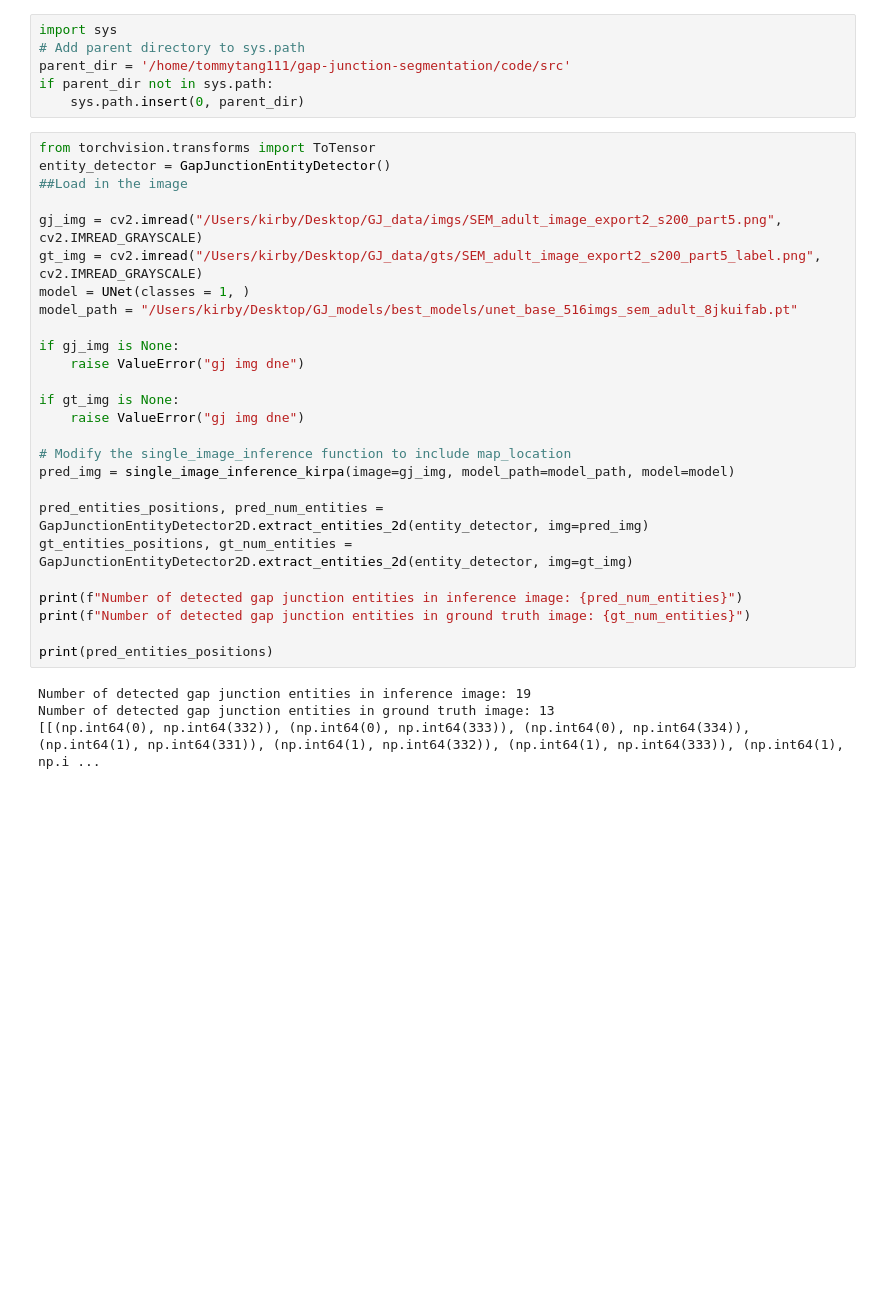
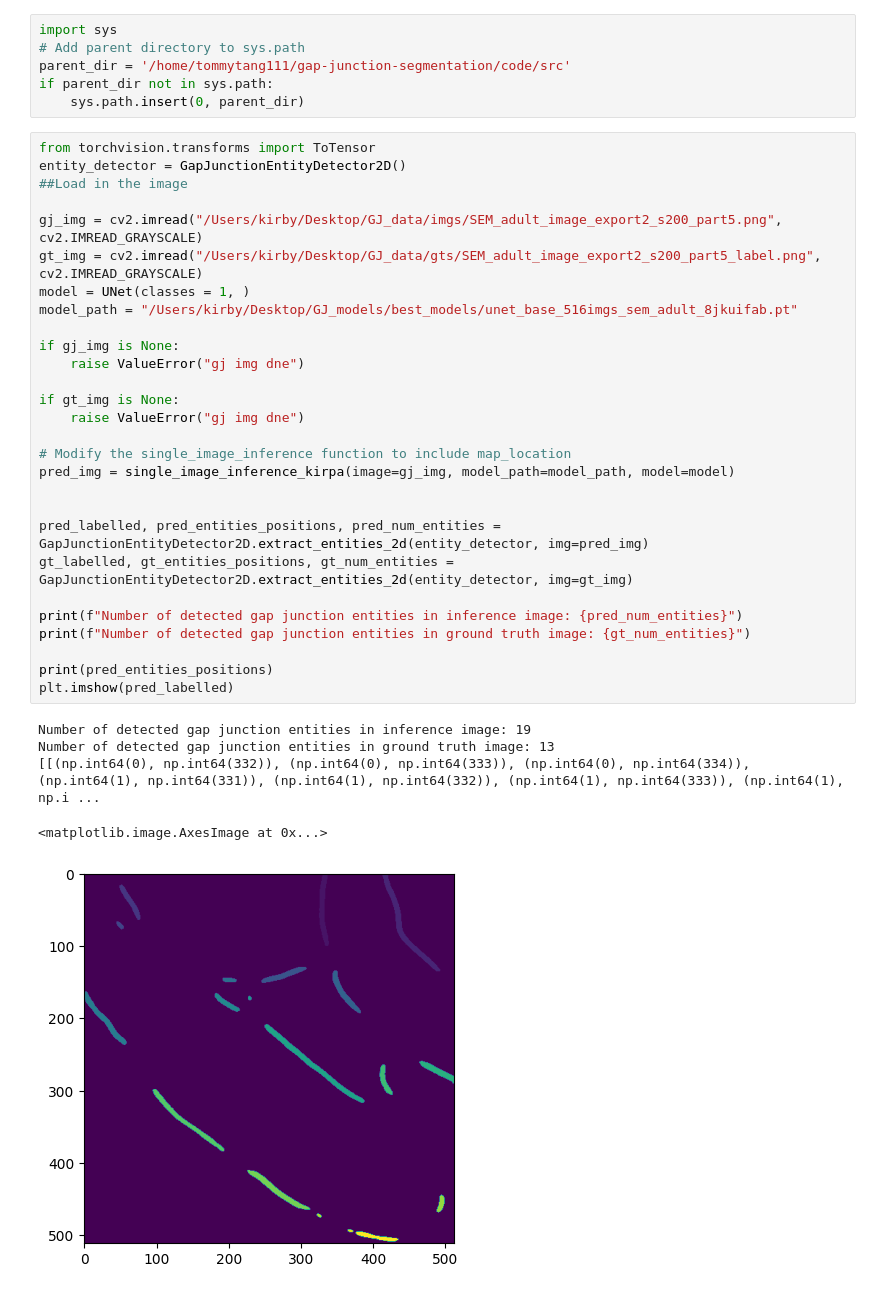
Before and after one commit to Tommytang111/gap-junction-segmentation, a Jupyter notebook: notebooks/entity_detection.ipynb, the cells around one changed output. Saved outputs shown, nothing was run; the diff lists cells and outputs as text; blank space fills up the shorter version.

```diff
--- a/notebooks/entity_detection.ipynb
+++ b/notebooks/entity_detection.ipynb
@@ -41,33 +41,37 @@ if parent_dir not in sys.path:
     sys.path.insert(0, parent_dir)
 # %%
 from torchvision.transforms import ToTensor
-entity_detector = GapJunctionEntityDetector()
+entity_detector = GapJunctionEntityDetector2D()
 ##Load in the image
 
 gj_img = cv2.imread("/Users/kirby/Desktop/GJ_data/imgs/SEM_adult_image_export2_s200_part5.png", cv2.IMREAD_GRAYSCALE)
 gt_img = cv2.imread("/Users/kirby/Desktop/GJ_data/gts/SEM_adult_image_export2_s200_part5_label.png", cv2.IMREAD_GRAYSCALE)
 model = UNet(classes = 1, )
 model_path = "/Users/kirby/Desktop/GJ_models/best_models/unet_base_516imgs_sem_adult_8jkuifab.pt"
 
 if gj_img is None:
     raise ValueError("gj img dne")
 
 if gt_img is None:
     raise ValueError("gj img dne")
 
 # Modify the single_image_inference function to include map_location
 pred_img = single_image_inference_kirpa(image=gj_img, model_path=model_path, model=model)
 
-pred_entities_positions, pred_num_entities =  GapJunctionEntityDetector2D.extract_entities_2d(entity_detector, img=pred_img)
-gt_entities_positions, gt_num_entities =  GapJunctionEntityDetector2D.extract_entities_2d(entity_detector, img=gt_img)
+
+pred_labelled, pred_entities_positions, pred_num_entities =  GapJunctionEntityDetector2D.extract_entities_2d(entity_detector, img=pred_img)
+gt_labelled, gt_entities_positions, gt_num_entities =  GapJunctionEntityDetector2D.extract_entities_2d(entity_detector, img=gt_img)
 
 print(f"Number of detected gap junction entities in inference image: {pred_num_entities}")
 print(f"Number of detected gap junction entities in ground truth image: {gt_num_entities}")
 
 print(pred_entities_positions)
+plt.imshow(pred_labelled)
 # %% [output]
 Number of detected gap junction entities in inference image: 19
 Number of detected gap junction entities in ground truth image: 13
 [[(np.int64(0), np.int64(332)), (np.int64(0), np.int64(333)), (np.int64(0), np.int64(334)), (np.int64(1), np.int64(331)), (np.int64(1), np.int64(332)), (np.int64(1), np.int64(333)), (np.int64(1), np.i ...
+<matplotlib.image.AxesImage at 0x...>
+[figure, added]
 # %%
 # Get the shared positions and metrics
```
Also changed, not shown: parts of 2 cells of this notebook.
